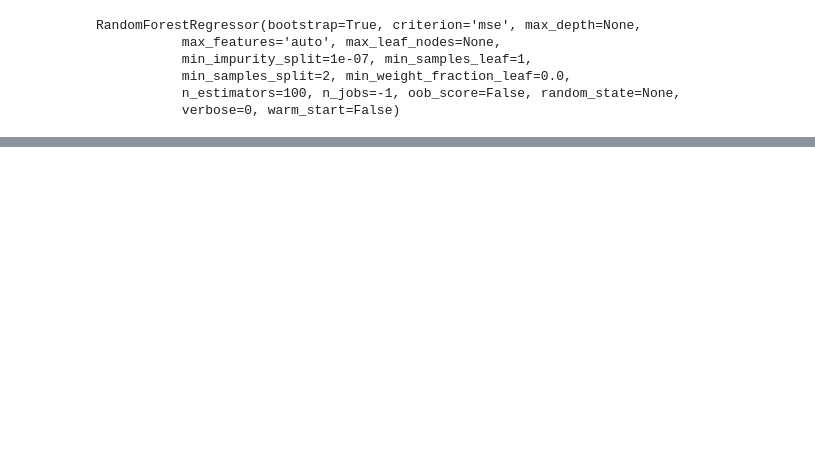
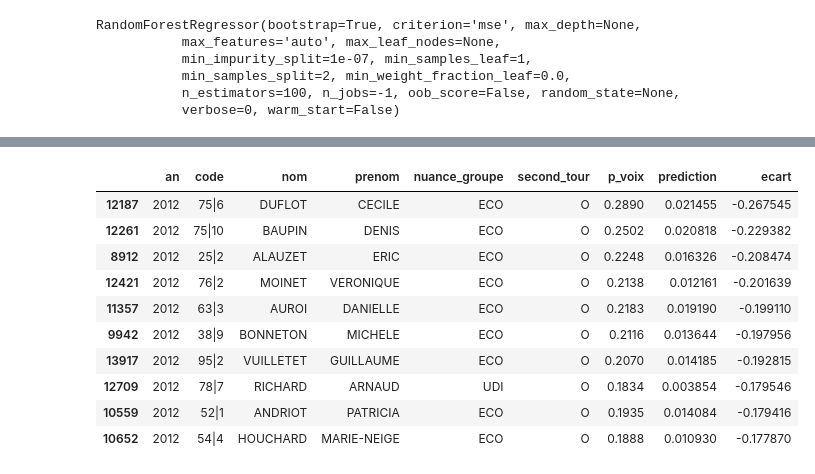
Before and after one commit to verycourt/Elections, a Jupyter notebook: legislatives/Preprocessing_DataFrame.ipynb, the cells around one changed output, grey strips where cells are left out. Drawn from its saved outputs; the diff is of its cells as text; code cells hidden in the pictures; blank space fills up the shorter version.

```diff
--- a/legislatives/Preprocessing_DataFrame.ipynb
+++ b/legislatives/Preprocessing_DataFrame.ipynb
@@ -202,0 +230,14 @@ def print_prediction(y_pred, y_true):
+# %%
+df_predictions.sort('ecart').head(10)
+# %% [output]
+|  | an | code | nom | prenom | nuance_groupe | second_tour | p_voix | prediction | ecart |
+| 12187 | 2012 | 75|6 | DUFLOT | CECILE | ECO | O | 0.2890 | 0.021455 | -0.267545 |
+| 12261 | 2012 | 75|10 | BAUPIN | DENIS | ECO | O | 0.2502 | 0.020818 | -0.229382 |
+| 8912 | 2012 | 25|2 | ALAUZET | ERIC | ECO | O | 0.2248 | 0.016326 | -0.208474 |
+| 12421 | 2012 | 76|2 | MOINET | VERONIQUE | ECO | O | 0.2138 | 0.012161 | -0.201639 |
+| 11357 | 2012 | 63|3 | AUROI | DANIELLE | ECO | O | 0.2183 | 0.019190 | -0.199110 |
+| 9942 | 2012 | 38|9 | BONNETON | MICHELE | ECO | O | 0.2116 | 0.013644 | -0.197956 |
+| 13917 | 2012 | 95|2 | VUILLETET | GUILLAUME | ECO | O | 0.2070 | 0.014185 | -0.192815 |
+| 12709 | 2012 | 78|7 | RICHARD | ARNAUD | UDI | O | 0.1834 | 0.003854 | -0.179546 |
+| 10559 | 2012 | 52|1 | ANDRIOT | PATRICIA | ECO | O | 0.1935 | 0.014084 | -0.179416 |
+| 10652 | 2012 | 54|4 | HOUCHARD | MARIE-NEIGE | ECO | O | 0.1888 | 0.010930 | -0.177870 |
```
Also changed, not shown: parts of 18 cells of this notebook, 1 other file.
